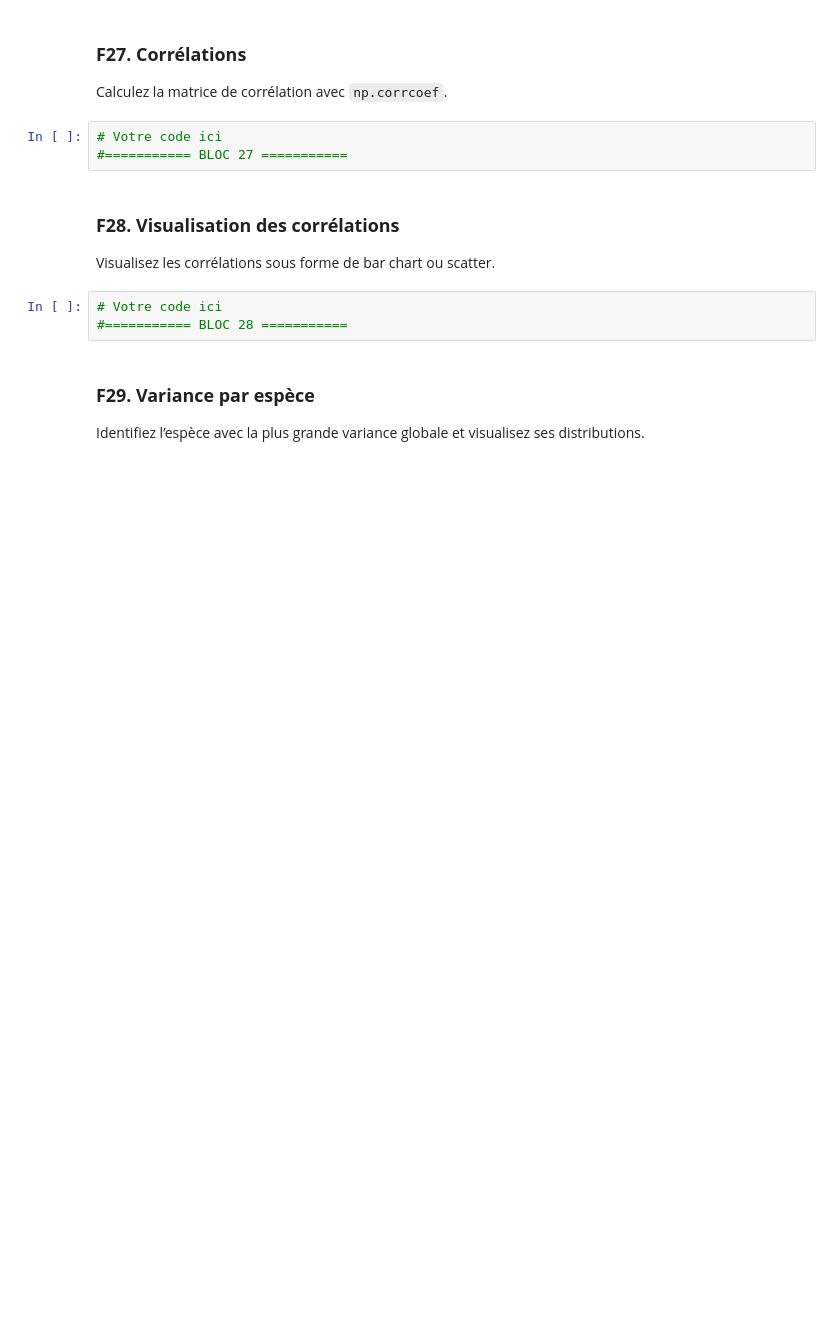
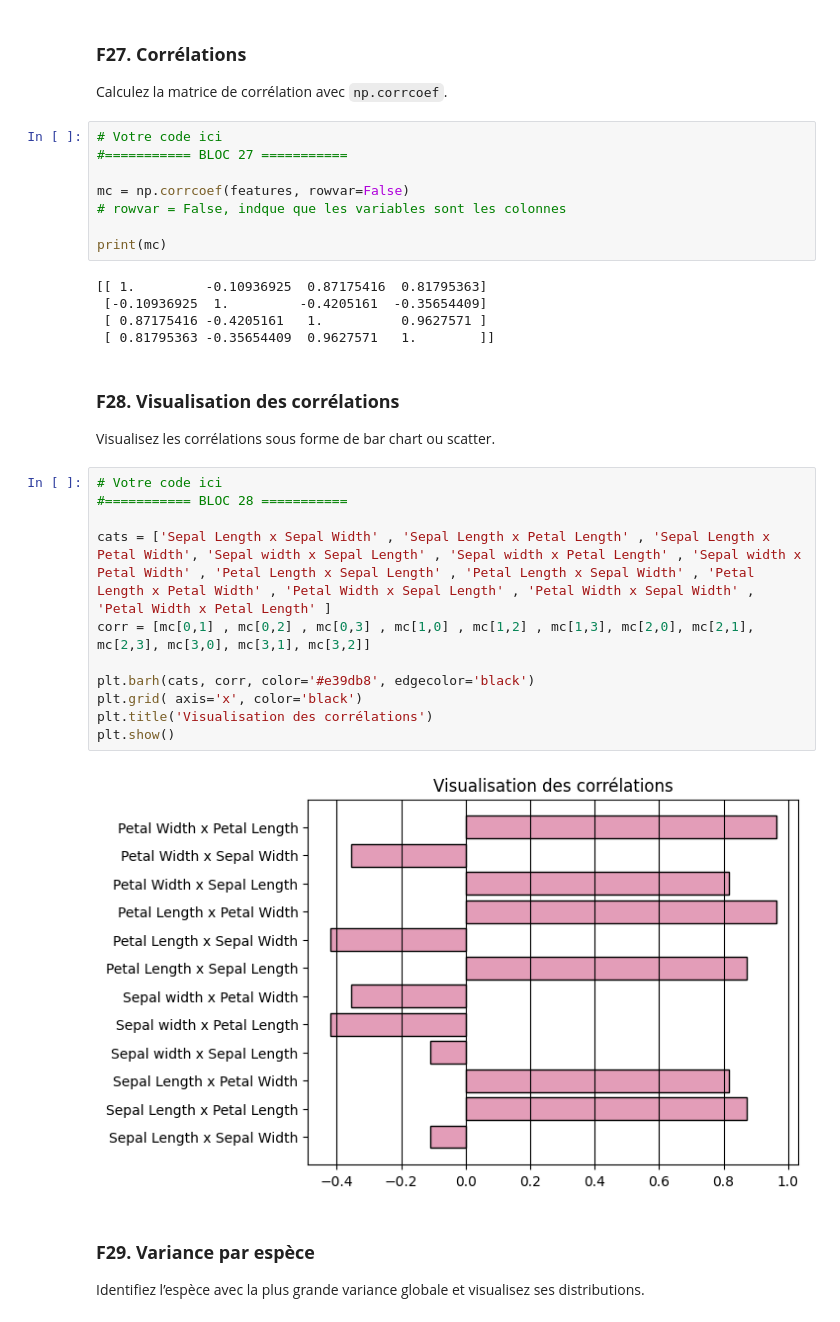
Before and after one commit to USMS-FPK-IA-GI-2025/controle-01-numpy-and-matplotlib-iris-Anam-Ayoub, a Jupyter notebook: notebooks/controle_numpy_matplotlib.ipynb, the cells around one changed output. Cells and saved outputs as stored; diff of their text form; blank space fills up the shorter version.

Commit message:
BLOC 28 done (colab)

```diff
--- a/notebooks/controle_numpy_matplotlib.ipynb
+++ b/notebooks/controle_numpy_matplotlib.ipynb
@@ -557,15 +557,35 @@ plt.show()
 # %% [markdown]
 ### **F27. Corrélations**
 Calculez la matrice de corrélation avec `np.corrcoef`.
-# %%
-# Votre code ici
-#=========== BLOC 27 ===========
+# %%
+# Votre code ici
+#=========== BLOC 27 ===========
+
+mc = np.corrcoef(features, rowvar=False)
+# rowvar = False, indque que les variables sont les colonnes
+
+print(mc)
+# %% [output]
+[[ 1.         -0.10936925  0.87175416  0.81795363]
+ [-0.10936925  1.         -0.4205161  -0.35654409]
+ [ 0.87175416 -0.4205161   1.          0.9627571 ]
+ [ 0.81795363 -0.35654409  0.9627571   1.        ]]
 # %% [markdown]
 ### **F28. Visualisation des corrélations**
 Visualisez les corrélations sous forme de bar chart ou scatter.
-# %%
-# Votre code ici
-#=========== BLOC 28 ===========
+# %%
+# Votre code ici
+#=========== BLOC 28 ===========
+
+cats = ['Sepal Length x Sepal Width' , 'Sepal Length x Petal Length' , 'Sepal Length x Petal Width', 'Sepal width x Sepal Length' , 'Sepal width x Petal Length' , 'Sepal width x Petal Width' , 'Petal Length x Sepal Length' , 'Petal Length x Sepal Width' , 'Petal Length x Petal Width' , 'Petal Width x Sepal Length' , 'Petal Width x Sepal Width' , 'Petal Width x Petal Length' ]
+corr = [mc[0,1] , mc[0,2] , mc[0,3] , mc[1,0] , mc[1,2] , mc[1,3], mc[2,0], mc[2,1], mc[2,3], mc[3,0], mc[3,1], mc[3,2]]
+
+plt.barh(cats, corr, color='#e39db8', edgecolor='black')
+plt.grid( axis='x', color='black')
+plt.title('Visualisation des corrélations')
+plt.show()
+# %% [output]
+[figure, added]
 # %% [markdown]
 ### **F29. Variance par espèce**
 Identifiez l’espèce avec la plus grande variance globale et visualisez ses distributions.
```
